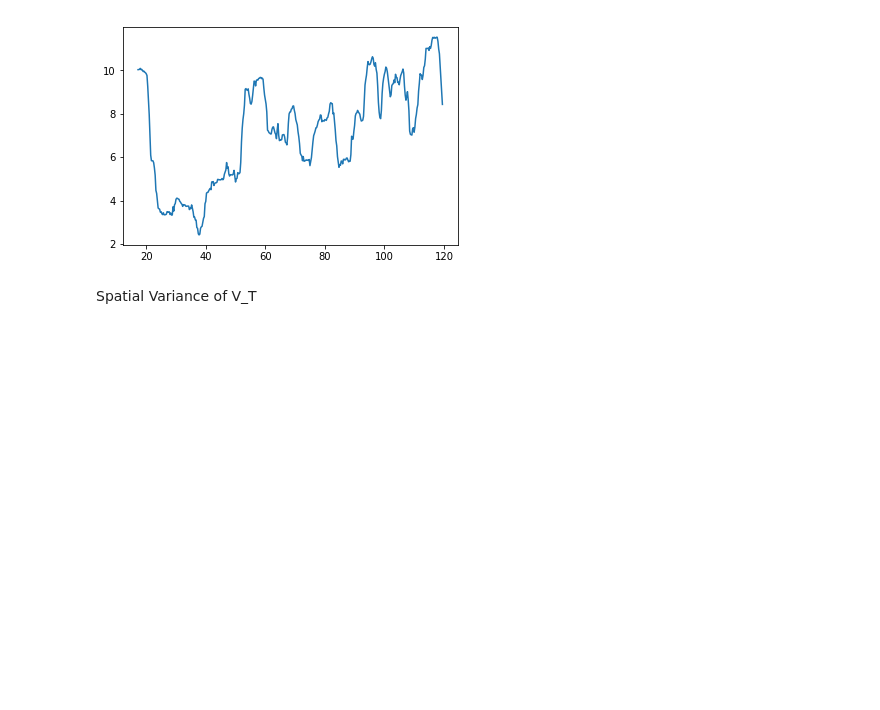
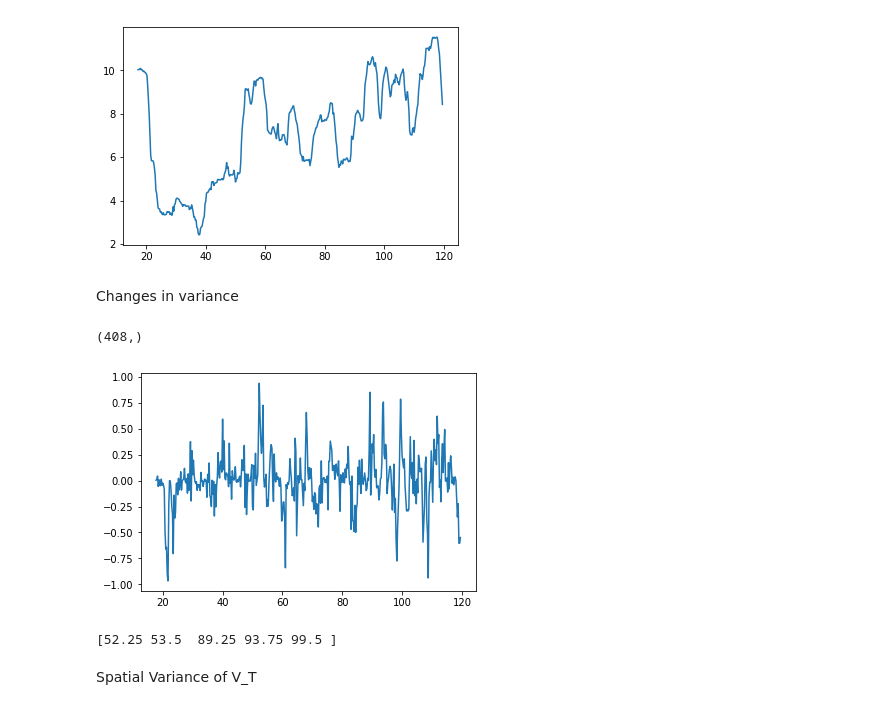
Before and after one commit to CourtneyQuinn/MOSS, a Jupyter notebook: CQ_EWS.ipynb, the cells around one changed output. Saved outputs shown, nothing was run; the diff lists cells and outputs as text; code cells hidden in the pictures; blank space fills up the shorter version.

```diff
--- a/CQ_EWS.ipynb
+++ b/CQ_EWS.ipynb
@@ -69,6 +69,27 @@ plt.plot(time_test[var_win-1:-1],V_tvar)
 # %% [output]
 [<matplotlib.lines.Line2D at 0x...>]
 [figure]
+# %% [markdown]
+Changes in variance
+# %%
+d_tvar = np.empty(t_win-1)
+d_tvar = V_tvar[1:-1]-V_tvar[0:-2]
+plt.plot(time_test[var_win+1:-1],d_tvar)
+# %% [output]
+(408,)
+[figure, added]
+# %%
+t_max = np.array([])
+leng = d_tvar.shape[0]
+
+for i in range(leng):
+    if d_tvar[i] > 0.7:
+        ti = time_test[var_win+1+i]
+        t_max = np.append(t_max,ti)
+
+print(t_max)
+# %% [output]
+[52.25 53.5  89.25 93.75 99.5 ]
 # %% [markdown]
 Spatial Variance of V_T
 # %%
```
Also changed, not shown: parts of 11 cells of this notebook.
